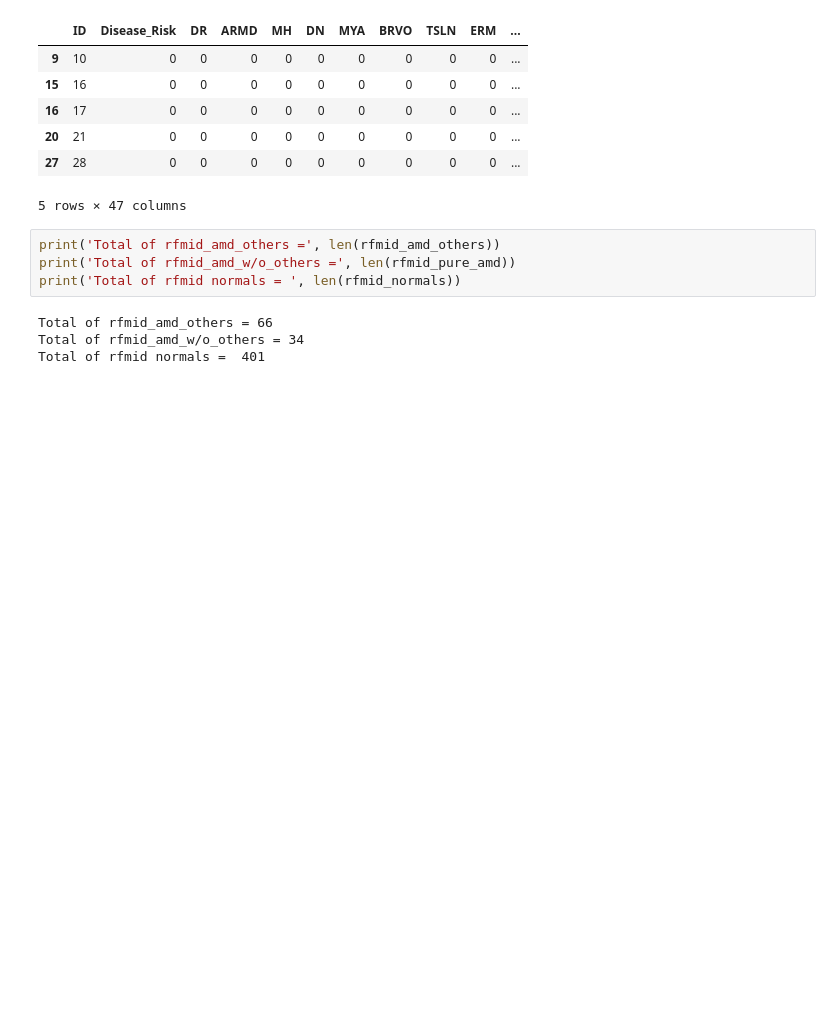
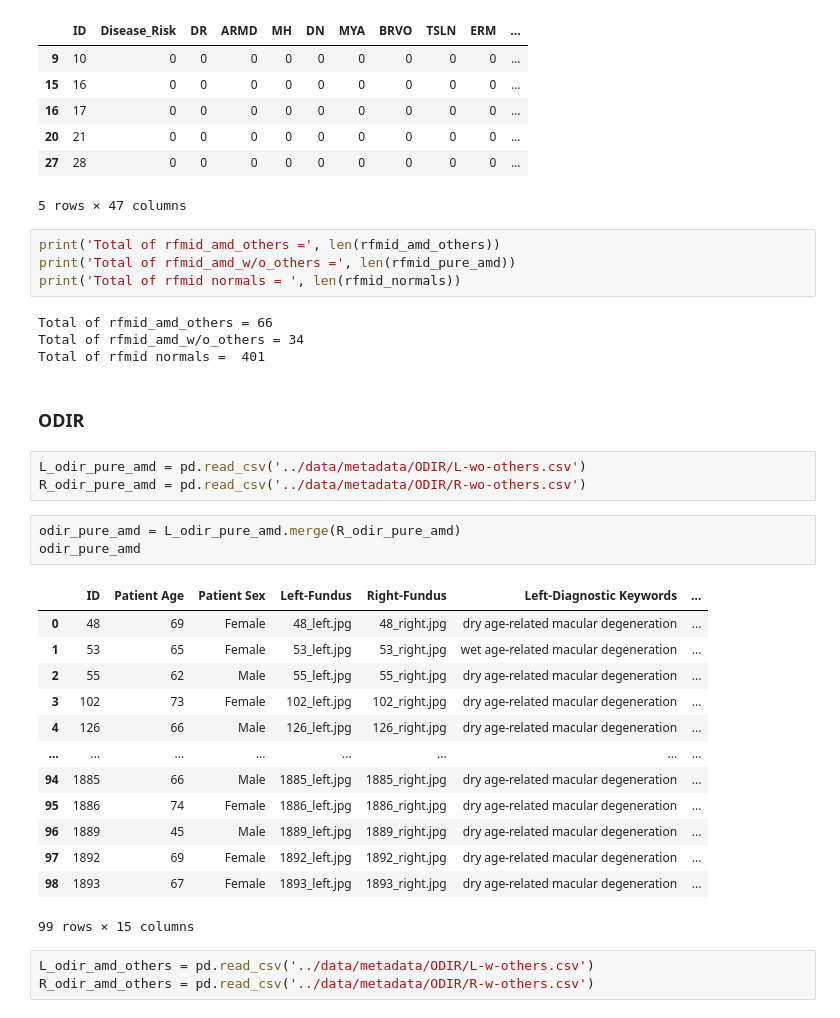
Before and after one commit to rjPajaro/dip-dl-project, a Jupyter notebook: preprocessing/img-preprocessing.ipynb, the cells around one changed output. Drawn from its saved outputs; the diff is of its cells as text; blank space fills up the shorter version.

Commit message:
data filtering

```diff
--- a/preprocessing/img-preprocessing.ipynb
+++ b/preprocessing/img-preprocessing.ipynb
@@ -74,3 +79,28 @@ print('Total of rfmid normals = ', len(rfmid_normals))
 Total of rfmid_amd_others = 66
 Total of rfmid_amd_w/o_others = 34
 Total of rfmid normals =  401
+# %% [markdown]
+### ODIR
+# %%
+L_odir_pure_amd = pd.read_csv('../data/metadata/ODIR/L-wo-others.csv')
+R_odir_pure_amd = pd.read_csv('../data/metadata/ODIR/R-wo-others.csv')
+# %%
+odir_pure_amd = L_odir_pure_amd.merge(R_odir_pure_amd)
+odir_pure_amd
+# %% [output]
+|  | ID | Patient Age | Patient Sex | Left-Fundus | Right-Fundus | Left-Diagnostic Keywords | ... |
+| 0 | 48 | 69 | Female | 48_left.jpg | 48_right.jpg | dry age-related macular degeneration | ... |
+| 1 | 53 | 65 | Female | 53_left.jpg | 53_right.jpg | wet age-related macular degeneration | ... |
+| 2 | 55 | 62 | Male | 55_left.jpg | 55_right.jpg | dry age-related macular degeneration | ... |
+| 3 | 102 | 73 | Female | 102_left.jpg | 102_right.jpg | dry age-related macular degeneration | ... |
+| 4 | 126 | 66 | Male | 126_left.jpg | 126_right.jpg | dry age-related macular degeneration | ... |
+| ... | ... | ... | ... | ... | ... | ... | ... |
+| 94 | 1885 | 66 | Male | 1885_left.jpg | 1885_right.jpg | dry age-related macular degeneration | ... |
+| 95 | 1886 | 74 | Female | 1886_left.jpg | 1886_right.jpg | dry age-related macular degeneration | ... |
+| 96 | 1889 | 45 | Male | 1889_left.jpg | 1889_right.jpg | dry age-related macular degeneration | ... |
+| 97 | 1892 | 69 | Female | 1892_left.jpg | 1892_right.jpg | dry age-related macular degeneration | ... |
+| 98 | 1893 | 67 | Female | 1893_left.jpg | 1893_right.jpg | dry age-related macular degeneration | ... |
+99 rows × 15 columns
+# %%
+L_odir_amd_others = pd.read_csv('../data/metadata/ODIR/L-w-others.csv')
+R_odir_amd_others = pd.read_csv('../data/metadata/ODIR/R-w-others.csv')
```
Also changed, not shown: parts of 27 cells of this notebook.
